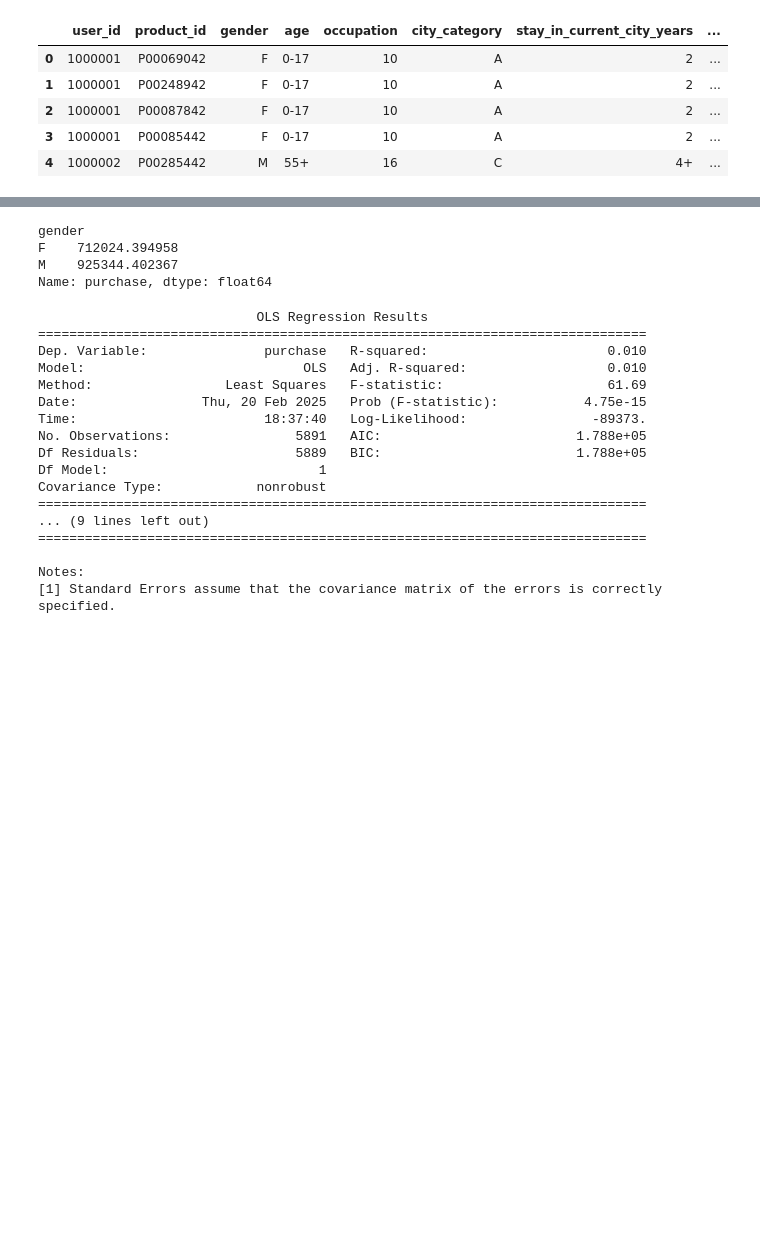
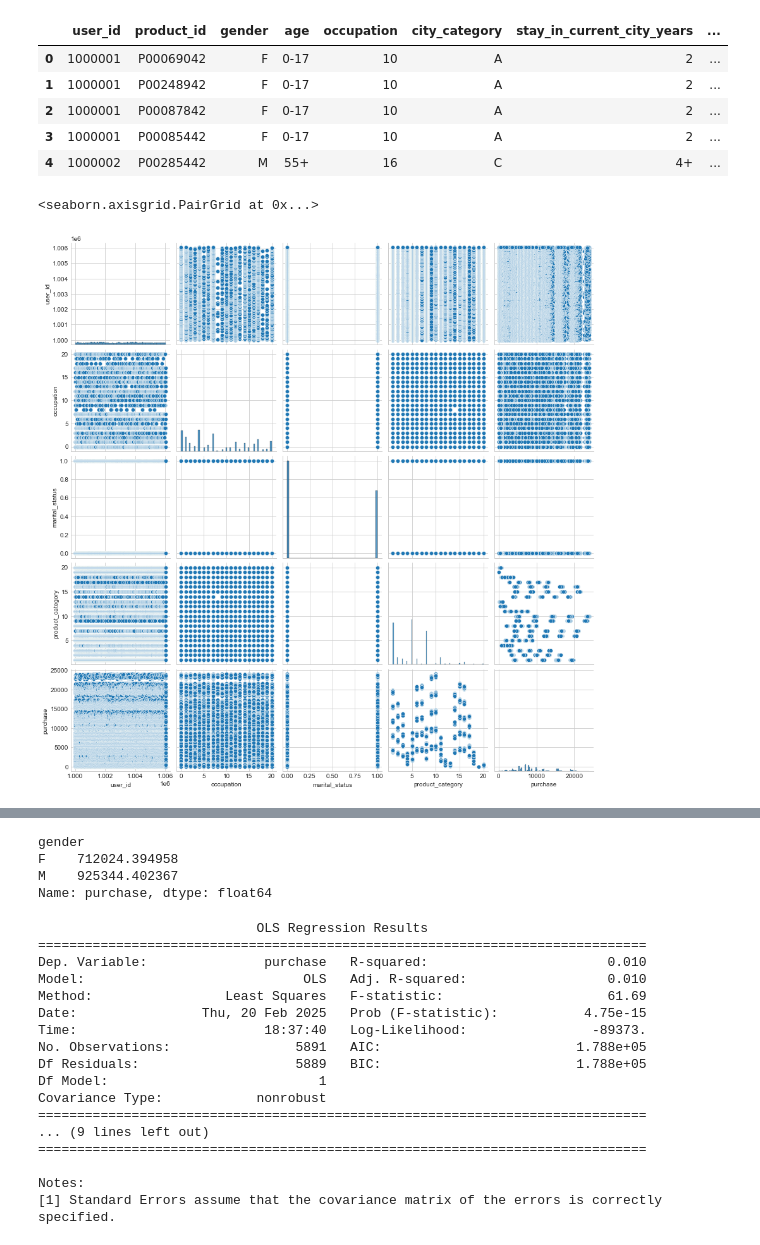
Before and after one commit to Green-Kiwie/Extreme-Couponers-Walmart-Black-Friday, a Jupyter notebook: joe-regression.ipynb, the cells around one changed output, grey strips where cells are left out. Cells and saved outputs as stored; diff of their text form; code cells hidden in the pictures; blank space fills up the shorter version.

```diff
--- a/joe-regression.ipynb
+++ b/joe-regression.ipynb
@@ -19,6 +20,11 @@ df.head()
 | 2 | 1000001 | P00087842 | F | 0-17 | 10 | A | 2 | ... |
 | 3 | 1000001 | P00085442 | F | 0-17 | 10 | A | 2 | ... |
 | 4 | 1000002 | P00285442 | M | 55+ | 16 | C | 4+ | ... |
+# %%
+sns.pairplot(df)
+# %% [output]
+<seaborn.axisgrid.PairGrid at 0x...>
+[figure, added]
 # %%
 user_agg_df = df.groupby(['user_id']).agg({
     'product_id': 'count',
```
Also changed, not shown: parts of 7 cells of this notebook, 4 other files.
